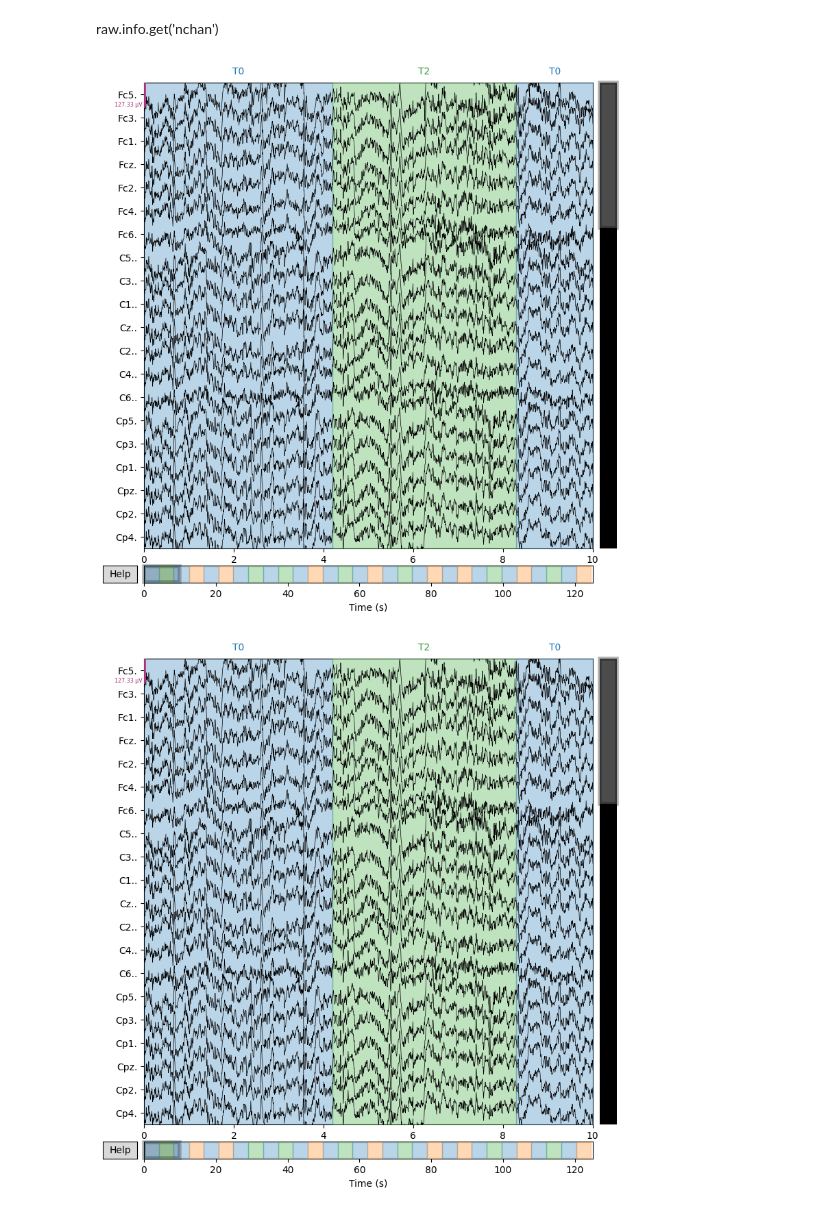
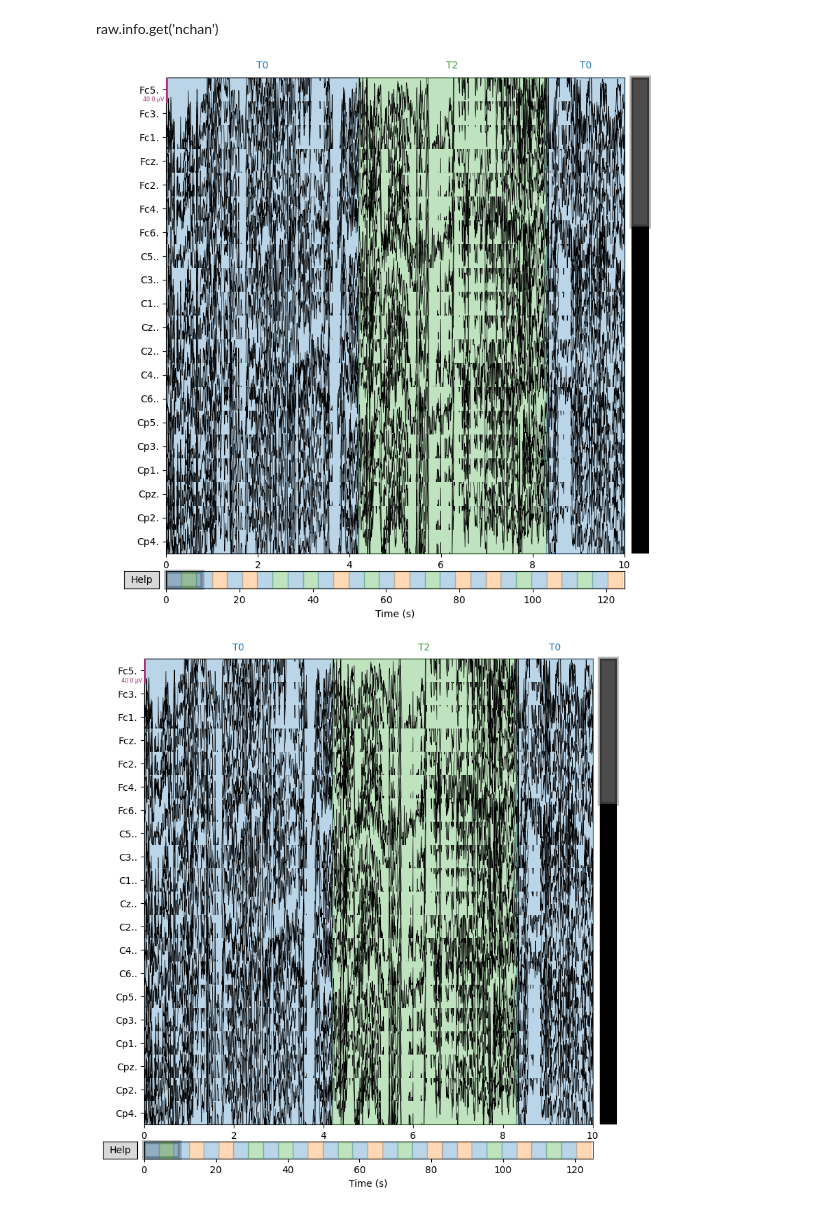
Before and after one commit to ef-p/eeg_tutorial, a Jupyter notebook: eeg_tutorial.ipynb, the cells around one changed output. Cells and saved outputs as stored; diff of their text form; code cells hidden in the pictures.

```diff
--- a/eeg_tutorial.ipynb
+++ b/eeg_tutorial.ipynb
@@ -22,3 +24,7 @@ Requirement already satisfied: certifi>=2017.4.17 in /usr/local/lib/python3.10/d
+# %%
+import mne
+dataset_path = '~/Documents/Github/eeg_tutorial' # set where you want your mne datasets to go
+mne.set_config('MNE_DATA', dataset_path)
 # %%
 import torch
 import pytorch_lightning as pl
@@ -70,0 +61,3 @@ Ready.
+# %%
+
+raw = mne.io.read_raw_fif('~/Documents/Github/eeg_tutorial/MNE-somato-data/sub-01/meg/sub-01_task-somato_meg.fif')
@@ -126,13 +124,15 @@ raw.get_data().shape
 # %% [markdown]
 ## Working with EEGBCI
 # %%
+#To download dataset
+
 #we'll set up the subject and runs we want. We'll just deal with one run for now
-# Note that load_data will return a list object. This list will contain all of the
+#Note that load_data will return a list object. This list will contain all of the
 
-subject = 1
-runs = [4]
+# subject = 1
+# runs = [4]
 
-raw_path = eegbci.load_data(subject, runs, path= None)[0] # this always returns a list of runs, so just take out the first(only) run
+# raw_path = eegbci.load_data(subject, runs, path= None)[0] # this always returns a list of runs, so just take out the first(only) run
 
-raw = mne.io.read_raw_edf(raw_path, preload= True)
+# raw = mne.io.read_raw_edf(raw_path, preload= True)
 # %% [output]
@@ -155,7 +161,7 @@ raw.info.get('sfreq')
 raw.info.get('nchan')
 # %%
 #let's plot again
-raw.plot(scalings = 'auto', block = True)
+raw.plot( block = True)
 # %% [output]
-[figure, old version]
+[figure, new version]
-[figure, old version]
+[figure, new version]
```
Also changed, not shown: parts of 10 cells of this notebook.
